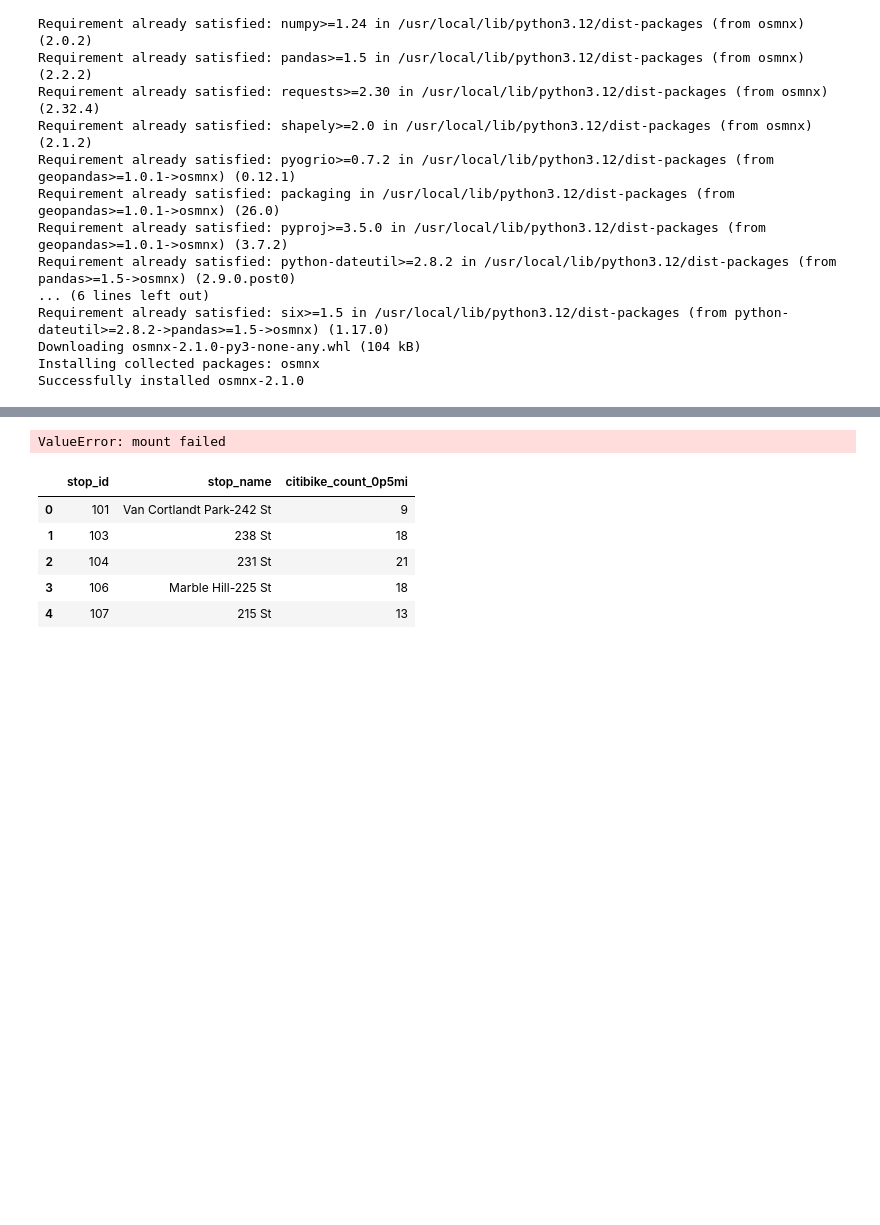
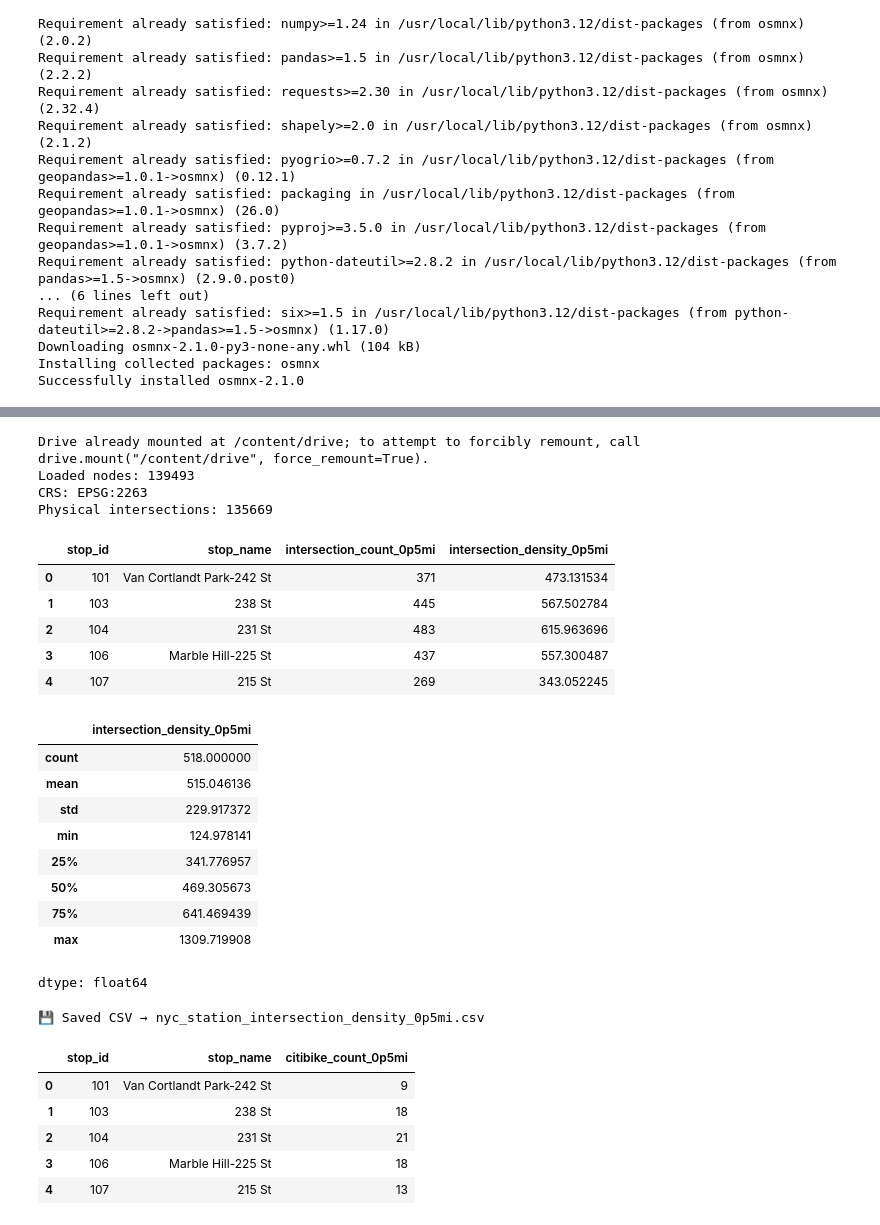
Before and after one commit to hawa1983/Capstone, a Jupyter notebook: ibx_capstone_v3.ipynb, the cells around one changed output, grey strips where cells are left out. Saved outputs shown, nothing was run; the diff lists cells and outputs as text; code cells hidden in the pictures; blank space fills up the shorter version.

```diff
--- a/ibx_capstone_v3.ipynb
+++ b/ibx_capstone_v3.ipynb
@@ -2314,9 +2314,8 @@ import numpy as np
 # ---------------------------------------------------------
 # 1) Load LION nodes (local .gdb on Drive)
 # ---------------------------------------------------------
-lion_gdb_path = "/content/drive/MyDrive/IBX_data/lion.gdb"  # your path
+lion_gdb_path = "/content/drive/MyDrive/capstone/lion.gdb"  # your path
 lion_nodes = gpd.read_file(lion_gdb_path, layer="node")
-
 print("Loaded nodes:", len(lion_nodes))
 print("CRS:", lion_nodes.crs)
 
@@ -2369,34 +2368,54 @@ station_buffers = station_buffers.join(node_counts, on="stop_id")
 
 # Fill stations with no intersections counted
 station_buffers["intersection_count_0p5mi"] = (
     station_buffers["intersection_count_0p5mi"].fillna(0).astype(int)
 )
 
 # Density per sq mi
 station_buffers["intersection_density_0p5mi"] = (
     station_buffers["intersection_count_0p5mi"] / station_buffers["buffer_area_sqmi"]
 ).replace([np.inf, -np.inf], 0).fillna(0)
 
 # ---------------------------------------------------------
 # 6) Preview + quick summary
 # ---------------------------------------------------------
 display(
     station_buffers[
         ["stop_id", "stop_name", "intersection_count_0p5mi", "intersection_density_0p5mi"]
     ].head()
 )
 
 display(station_buffers["intersection_density_0p5mi"].describe())
 
 OUT_CSV = "nyc_station_intersection_density_0p5mi.csv"
 
 station_buffers[
     ["stop_id", "stop_name", "intersection_count_0p5mi", "intersection_density_0p5mi"]
 ].to_csv(OUT_CSV, index=False)
 
 print(f"💾 Saved CSV → {OUT_CSV}")
 # %% [output]
-ValueError: mount failed
+Drive already mounted at /content/drive; to attempt to forcibly remount, call drive.mount("/content/drive", force_remount=True).
+Loaded nodes: 139493
+CRS: EPSG:2263
+Physical intersections: 135669
+|  | stop_id | stop_name | intersection_count_0p5mi | intersection_density_0p5mi |
+| 0 | 101 | Van Cortlandt Park-242 St | 371 | 473.131534 |
+| 1 | 103 | 238 St | 445 | 567.502784 |
+| 2 | 104 | 231 St | 483 | 615.963696 |
+| 3 | 106 | Marble Hill-225 St | 437 | 557.300487 |
+| 4 | 107 | 215 St | 269 | 343.052245 |
+|  | intersection_density_0p5mi |
+| count | 518.000000 |
+| mean | 515.046136 |
+| std | 229.917372 |
+| min | 124.978141 |
+| 25% | 341.776957 |
+| 50% | 469.305673 |
+| 75% | 641.469439 |
+| max | 1309.719908 |
+dtype: float64
+💾 Saved CSV → nyc_station_intersection_density_0p5mi.csv
 # %%
 # =========================================================
 # Urban Variable 5: Bike Share Stations Nearby (Citi Bike docks)
```
Also changed, not shown: parts of 7 cells of this notebook.
